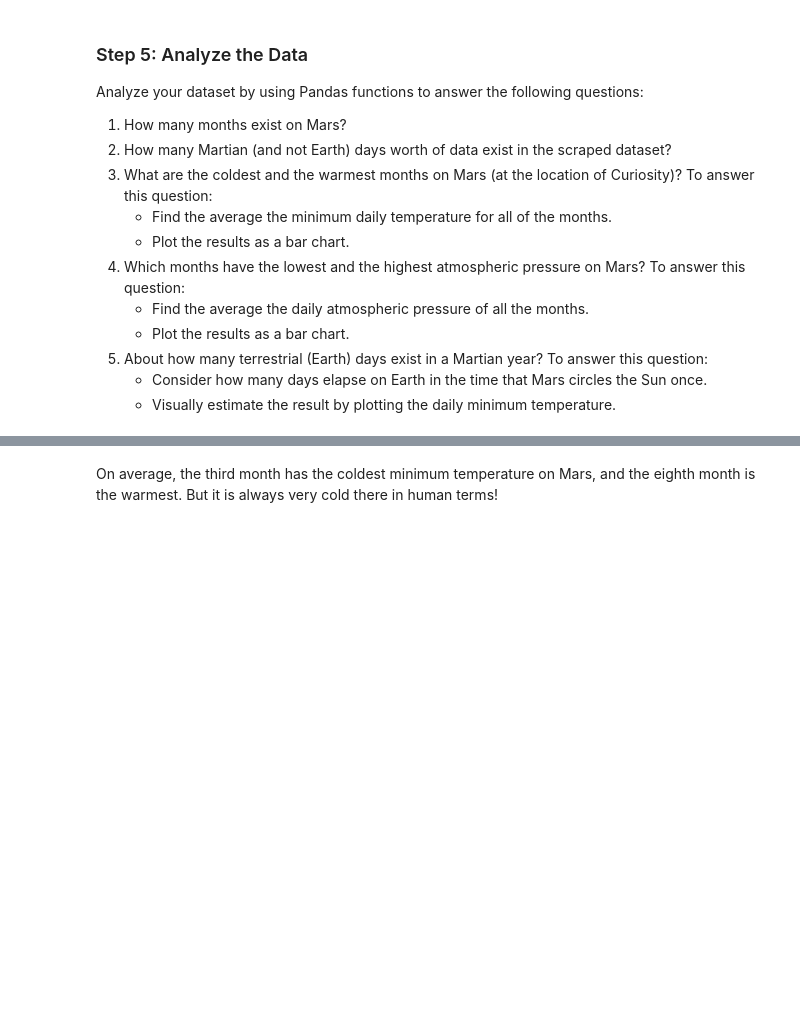
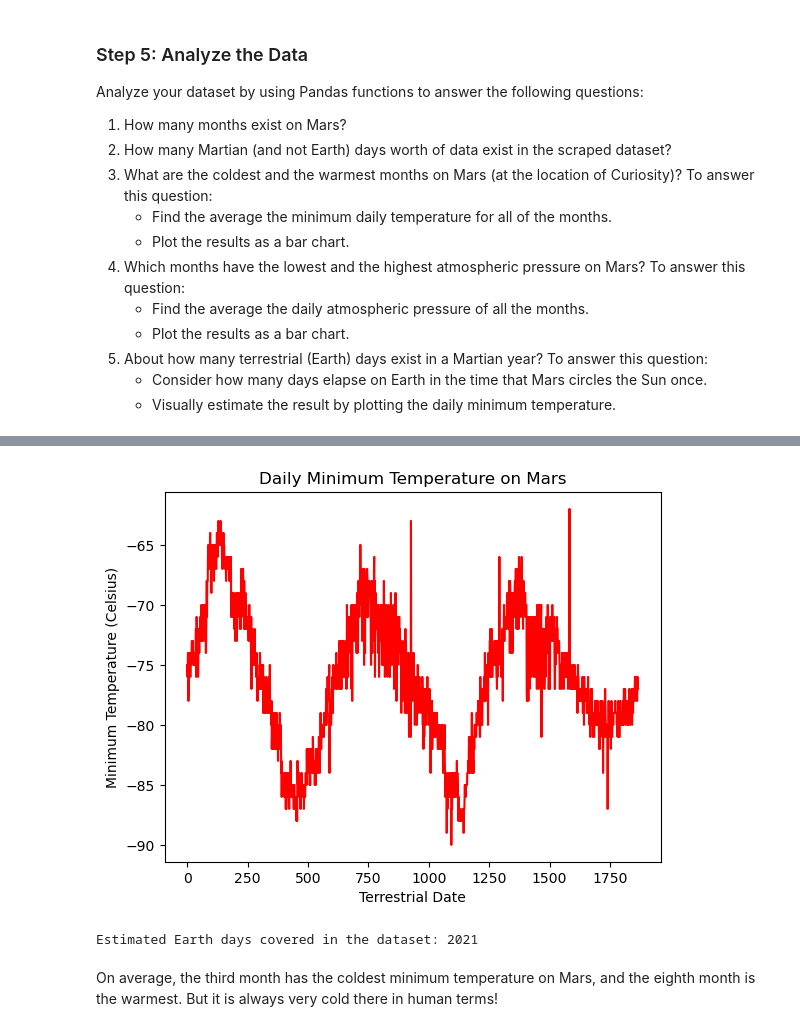
Before and after one commit to St-Carrasquillo/Data_Collection, a Jupyter notebook: part_2_mars_weather.ipynb, the cells around one changed output, grey strips where cells are left out. Drawn from its saved outputs; the diff is of its cells as text; code cells hidden in the pictures; blank space fills up the shorter version.

```diff
--- a/part_2_mars_weather.ipynb
+++ b/part_2_mars_weather.ipynb
@@ -115,3 +223,21 @@ Analyze your dataset by using Pandas functions to answer the following questions
+# %%
+# 5. How many terrestrial (earth) days are there in a Martian year?
+# Plot daily minimum temperature
+data_frame['min_temp'].plot(kind='line', color='red')
+plt.title('Daily Minimum Temperature on Mars')
+plt.xlabel('Terrestrial Date')
+plt.ylabel('Minimum Temperature (Celsius)')
+plt.show()
+
+
+# Calculate the range of terrestrial dates covered in the dataset
+date_range = data_frame['terrestrial_date'].max() - data_frame['terrestrial_date'].min()
+
+# Print the duration in days
+print("Estimated Earth days covered in the dataset:", date_range.days)
+# %% [output]
+[figure, added]
+Estimated Earth days covered in the dataset: 2021
 # %% [markdown]
 On average, the third month has the coldest minimum temperature on Mars, and the eighth month is the warmest. But it is always very cold there in human terms!
 # %% [markdown]
```
Also changed, not shown: parts of 21 cells of this notebook.
